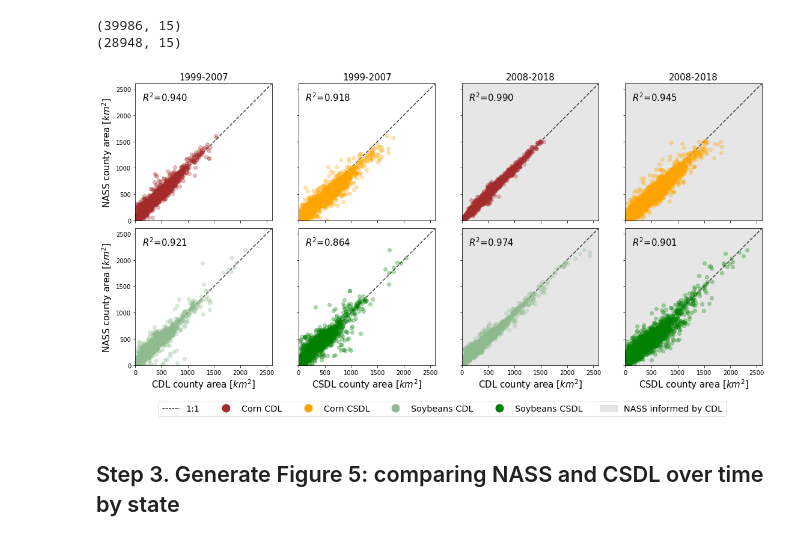
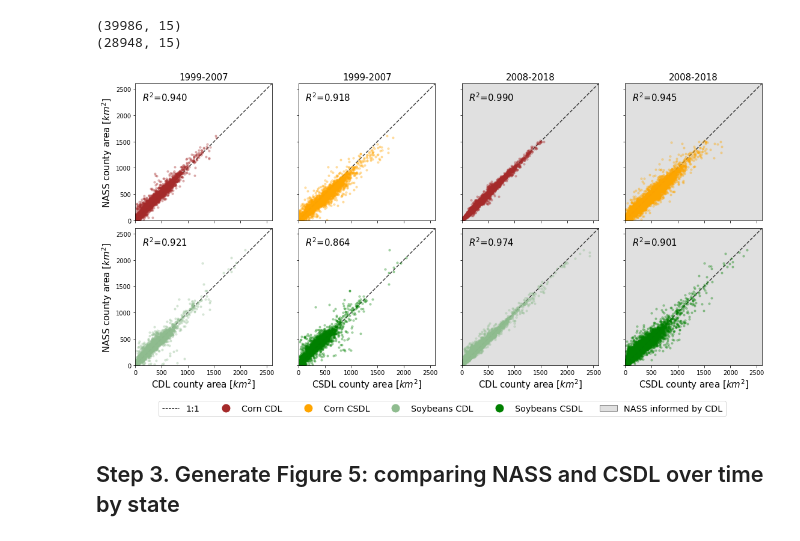
Before and after one commit to LobellLab/csdl, a Jupyter notebook: validate_map/1_NASSvsCSDLvsCDL.ipynb, the cells around one changed output. Drawn from its saved outputs; the diff is of its cells as text; code cells hidden in the pictures.

```diff
--- a/validate_map/1_NASSvsCSDLvsCDL.ipynb
+++ b/validate_map/1_NASSvsCSDLvsCDL.ipynb
@@ -225,8 +225,8 @@ fig, ax = plt.subplots(nrows=2, ncols=4,figsize=(16,8))
 
 for i,(id,group) in enumerate(df_sub[df_sub['year_group']=='1999-2007'].groupby(['crop'])):
 
-    ax[i,0].scatter(group['CDL_Area_km2'],group['Nass_Area_km2'], color = color_mapCDL[id], alpha=0.3, label=id)
-    ax[i,1].scatter(group['CSDL_Area_km2'],group['Nass_Area_km2'], color = color_mapCSDL[id], alpha=0.3, label=id)
+    ax[i,0].scatter(group['CDL_Area_km2'],group['Nass_Area_km2'], color = color_mapCDL[id], alpha=0.3, label=id, s=10)
+    ax[i,1].scatter(group['CSDL_Area_km2'],group['Nass_Area_km2'], color = color_mapCSDL[id], alpha=0.3, label=id, s=10)
 
     group1= group.dropna(subset=['CDL_Area_km2','Nass_Area_km2'])
     R2 = r2_score(group1['CDL_Area_km2'].values,group1['Nass_Area_km2'].values)
@@ -252,12 +252,12 @@ for i,(id,group) in enumerate(df_sub[df_sub['year_group']=='1999-2007'].groupby(
 
 for i,(id,group) in enumerate(df_sub[df_sub['year_group']=='2008-2018'].groupby(['crop'])):
 
-    ax[i,2].scatter(group['CDL_Area_km2'],group['Nass_Area_km2'], color = color_mapCDL[id], alpha=0.3, label=id)
-    ax[i,3].scatter(group['CSDL_Area_km2'],group['Nass_Area_km2'], color = color_mapCSDL[id], alpha=0.3, label=id)
+    ax[i,2].scatter(group['CDL_Area_km2'],group['Nass_Area_km2'], color = color_mapCDL[id], alpha=0.3, label=id, s=10)
+    ax[i,3].scatter(group['CSDL_Area_km2'],group['Nass_Area_km2'], color = color_mapCSDL[id], alpha=0.3, label=id, s=10)
 
-    # set background to gray and alpha=0.2
-    ax[i,2].set_facecolor((0.5019607843137255, 0.5019607843137255, 0.5019607843137255, 0.2))
-    ax[i,3].set_facecolor((0.5019607843137255, 0.5019607843137255, 0.5019607843137255, 0.2))
+    # set background to gray
+    ax[i,2].set_facecolor((0.8784313725, 0.8784313725, 0.8784313725, 1))
+    ax[i,3].set_facecolor((0.8784313725, 0.8784313725, 0.8784313725, 1))
 
     group1= group.dropna(subset=['CDL_Area_km2','Nass_Area_km2'])
     R2 = r2_score(group1['CDL_Area_km2'].values, group1['Nass_Area_km2'].values)
@@ -280,32 +280,32 @@ for i,(id,group) in enumerate(df_sub[df_sub['year_group']=='2008-2018'].groupby(
     ax[0,2].set_xticklabels('', rotation=90)
     ax[0,3].set_xticklabels('', rotation=90)
     ax[i,2].set_yticklabels('', rotation=90)
     ax[i,3].set_yticklabels('', rotation=90)
 
 ax[0,0].set_ylabel('NASS county area [$km^2$]',fontsize=fsize)
 ax[1,0].set_ylabel('NASS county area [$km^2$]',fontsize=fsize)
 ax[1,0].set_xlabel('CDL county area [$km^2$]',fontsize=fsize)
 ax[1,1].set_xlabel('CSDL county area [$km^2$]',fontsize=fsize)
 ax[1,2].set_xlabel('CDL county area [$km^2$]',fontsize=fsize)
 ax[1,3].set_xlabel('CSDL county area [$km^2$]',fontsize=fsize)
 ax[0,0].set_title('1999-2007',fontsize=fsize)
 ax[0,1].set_title('1999-2007',fontsize=fsize)
 ax[0,2].set_title('2008-2018',fontsize=fsize)
 ax[0,3].set_title('2008-2018',fontsize=fsize)
 
 # Create the legend
 legend_elements = [ Line2D([0], [0], color='k', linewidth=1, linestyle='--', label='1:1'),
                     Line2D([0], [0], marker='o', color='w', markerfacecolor='brown', markersize=15, label='Corn CDL'),
                     Line2D([0], [0], marker='o', color='w', markerfacecolor='orange', markersize=15, label='Corn CSDL'),
                     Line2D([0], [0], marker='o', color='w', markerfacecolor='darkseagreen', markersize=15, label='Soybeans CDL'),
                     Line2D([0], [0], marker='o', color='w', markerfacecolor='green', markersize=15, label='Soybeans CSDL'),
-                    mpatches.Patch(facecolor='gray', edgecolor='gray', alpha = 0.2, label='NASS informed by CDL')]
+                    mpatches.Patch(facecolor='#e0e0e0', edgecolor='gray', alpha=1, label='NASS informed by CDL')]
 fig.legend(handles=legend_elements,
            loc='lower center',
            bbox_to_anchor=(0.5,-0.01),
            fontsize = 'x-large',
            ncol=7)
 
 fig.tight_layout(rect=[0,0.05,1,1]) # legend on the bottom
 # %% [output]
-[figure, old version]
+[figure, new version]
```
Also changed, not shown: parts of 3 cells of this notebook, 2 other files.
